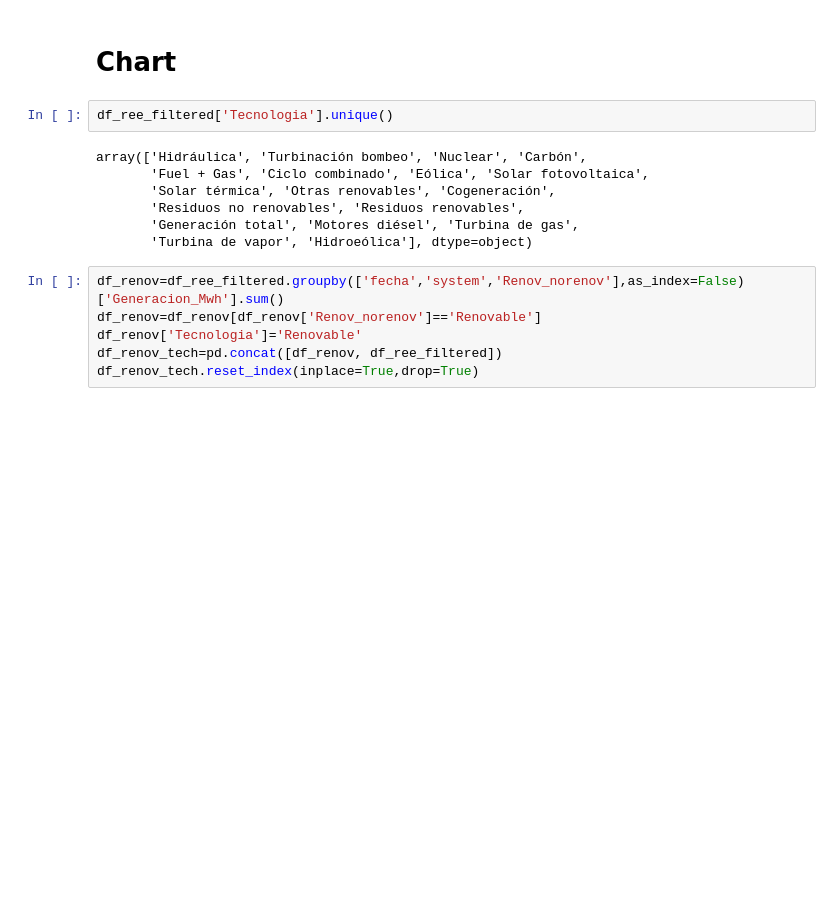
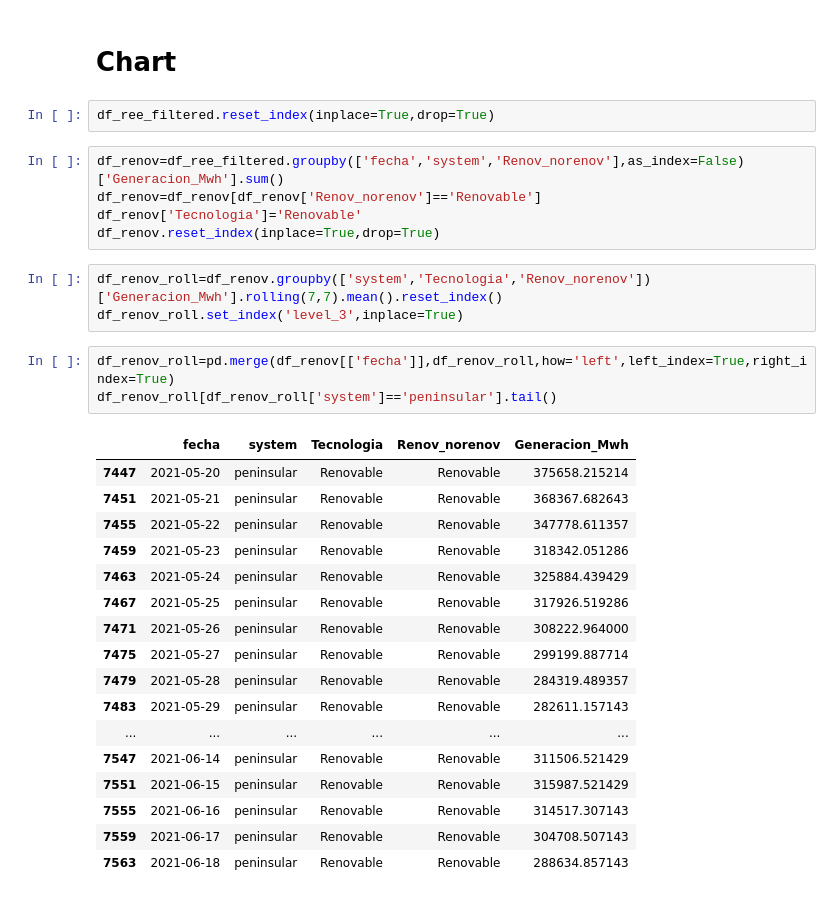
Before and after one commit to sotodosos/ClasesMaster26, a Jupyter notebook: Python/2-TFM Analysis and preprocesing.ipynb, the cells around one changed output. Saved outputs shown, nothing was run; the diff lists cells and outputs as text; blank space fills up the shorter version.

```diff
--- a/Python/2-TFM Analysis and preprocesing.ipynb
+++ b/Python/2-TFM Analysis and preprocesing.ipynb
@@ -584,19 +570,35 @@ memory usage: 2.0+ MB
 df_ree_weather.to_pickle(Ing_AEMET.path_Data+"Wheater_ree.pkl")
 # %% [markdown]
 # Chart
-# %%
-df_ree_filtered['Tecnologia'].unique()
-# %% [output]
-array(['Hidráulica', 'Turbinación bombeo', 'Nuclear', 'Carbón',
-       'Fuel + Gas', 'Ciclo combinado', 'Eólica', 'Solar fotovoltaica',
-       'Solar térmica', 'Otras renovables', 'Cogeneración',
-       'Residuos no renovables', 'Residuos renovables',
-       'Generación total', 'Motores diésel', 'Turbina de gas',
-       'Turbina de vapor', 'Hidroeólica'], dtype=object)
+# %%
+df_ree_filtered.reset_index(inplace=True,drop=True)
 # %%
 df_renov=df_ree_filtered.groupby(['fecha','system','Renov_norenov'],as_index=False)['Generacion_Mwh'].sum()
 df_renov=df_renov[df_renov['Renov_norenov']=='Renovable']
 df_renov['Tecnologia']='Renovable'
-df_renov_tech=pd.concat([df_renov, df_ree_filtered])
-df_renov_tech.reset_index(inplace=True,drop=True)
+df_renov.reset_index(inplace=True,drop=True)
+# %%
+df_renov_roll=df_renov.groupby(['system','Tecnologia','Renov_norenov'])['Generacion_Mwh'].rolling(7,7).mean().reset_index()
+df_renov_roll.set_index('level_3',inplace=True)
+# %%
+df_renov_roll=pd.merge(df_renov[['fecha']],df_renov_roll,how='left',left_index=True,right_index=True)
+df_renov_roll[df_renov_roll['system']=='peninsular'].tail()
+# %% [output]
+|  | fecha | system | Tecnologia | Renov_norenov | Generacion_Mwh |
+| 7447 | 2021-05-20 | peninsular | Renovable | Renovable | 375658.215214 |
+| 7451 | 2021-05-21 | peninsular | Renovable | Renovable | 368367.682643 |
+| 7455 | 2021-05-22 | peninsular | Renovable | Renovable | 347778.611357 |
+| 7459 | 2021-05-23 | peninsular | Renovable | Renovable | 318342.051286 |
+| 7463 | 2021-05-24 | peninsular | Renovable | Renovable | 325884.439429 |
+| 7467 | 2021-05-25 | peninsular | Renovable | Renovable | 317926.519286 |
+| 7471 | 2021-05-26 | peninsular | Renovable | Renovable | 308222.964000 |
+| 7475 | 2021-05-27 | peninsular | Renovable | Renovable | 299199.887714 |
+| 7479 | 2021-05-28 | peninsular | Renovable | Renovable | 284319.489357 |
+| 7483 | 2021-05-29 | peninsular | Renovable | Renovable | 282611.157143 |
+| ... | ... | ... | ... | ... | ... |
+| 7547 | 2021-06-14 | peninsular | Renovable | Renovable | 311506.521429 |
+| 7551 | 2021-06-15 | peninsular | Renovable | Renovable | 315987.521429 |
+| 7555 | 2021-06-16 | peninsular | Renovable | Renovable | 314517.307143 |
+| 7559 | 2021-06-17 | peninsular | Renovable | Renovable | 304708.507143 |
+| 7563 | 2021-06-18 | peninsular | Renovable | Renovable | 288634.857143 |
 # %%
```
Also changed, not shown: parts of 37 cells of this notebook, 5 other files.
